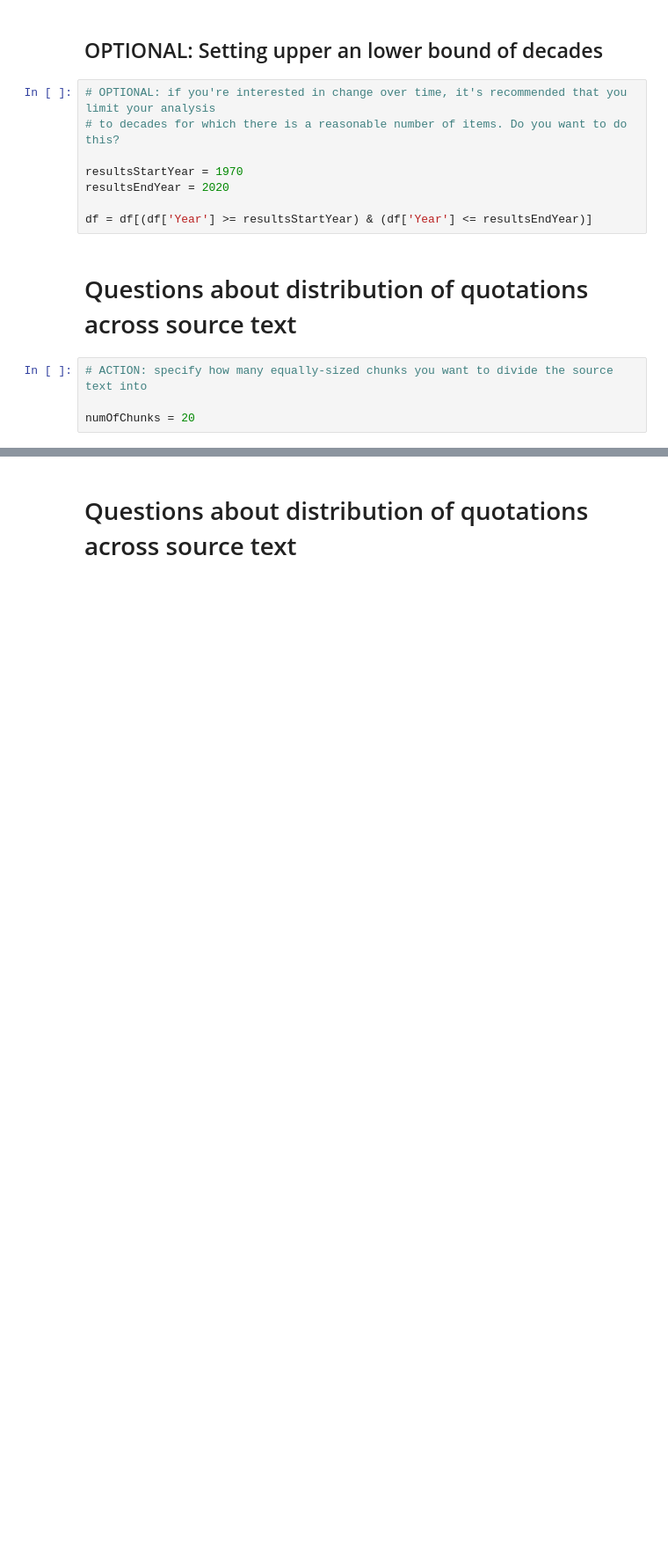
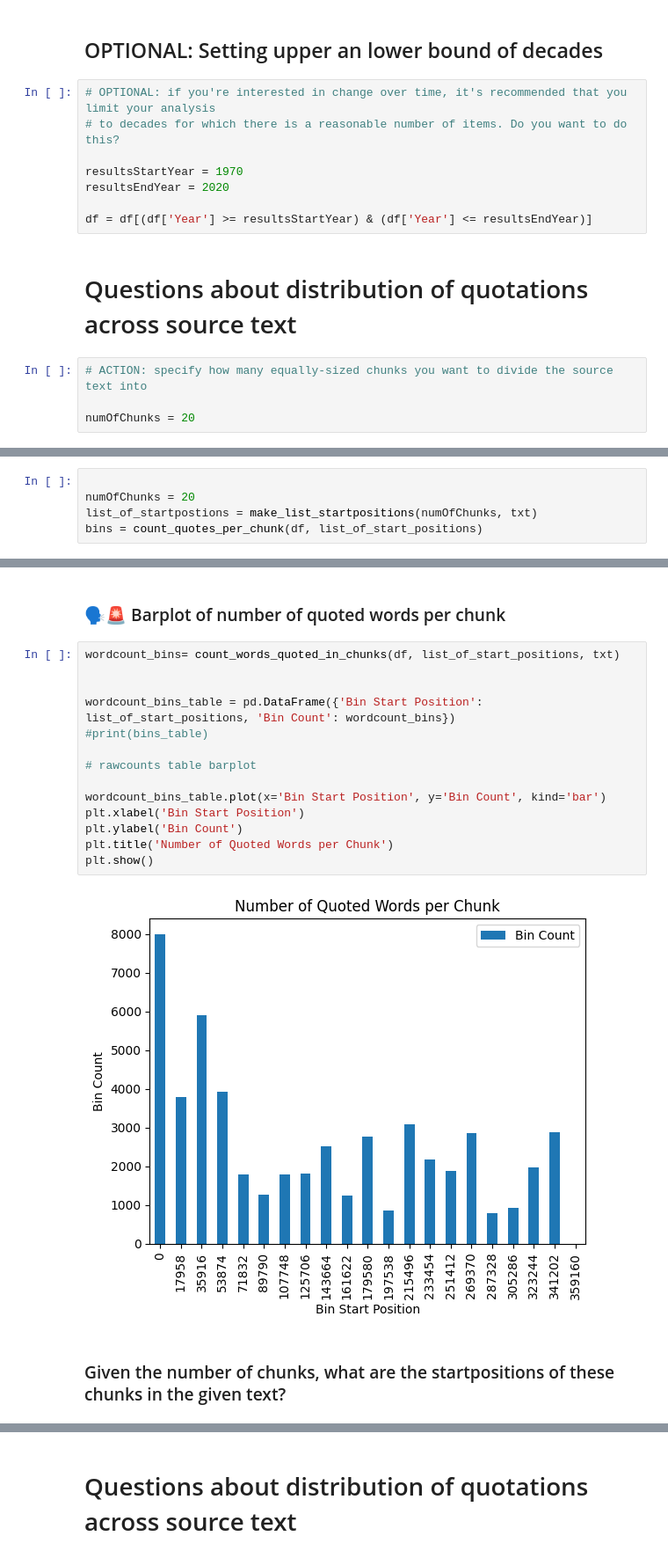
Before and after one commit to milanterlunen/quotation-detection, a Jupyter notebook: 03-analyze-results/generic-results-analysis 01.ipynb, the cells around one changed output, grey strips where cells are left out. Shown at 88% size. Saved outputs shown, nothing was run; the diff lists cells and outputs as text; blank space fills up the shorter version.

Commit message:
anaysis
quoted words and quotations per chunk, and in total

```diff
--- a/03-analyze-results/generic-results-analysis 01.ipynb
+++ b/03-analyze-results/generic-results-analysis 01.ipynb
@@ -740,0 +708,5 @@ plt.show()
+# %%
+
+numOfChunks = 20
+list_of_startpostions = make_list_startpositions(numOfChunks, txt)
+bins = count_quotes_per_chunk(df, list_of_start_positions)
@@ -760,0 +764,20 @@ for location_list in df['Locations in A']:
+# %% [markdown]
+###  🗣️🚨 Barplot of  number of quoted words per chunk
+# %%
+wordcount_bins= count_words_quoted_in_chunks(df, list_of_start_positions, txt)
+
+
+wordcount_bins_table = pd.DataFrame({'Bin Start Position': list_of_start_positions, 'Bin Count': wordcount_bins})
+#print(bins_table)
+
+# rawcounts table barplot
+
+wordcount_bins_table.plot(x='Bin Start Position', y='Bin Count', kind='bar')
+plt.xlabel('Bin Start Position')
+plt.ylabel('Bin Count')
+plt.title('Number of Quoted Words per Chunk')
+plt.show()
+# %% [output]
+[figure, added]
+# %% [markdown]
+### Given the number of chunks, what are the startpositions of these chunks in the given text?
```
Also changed, not shown: parts of 19 cells of this notebook.
